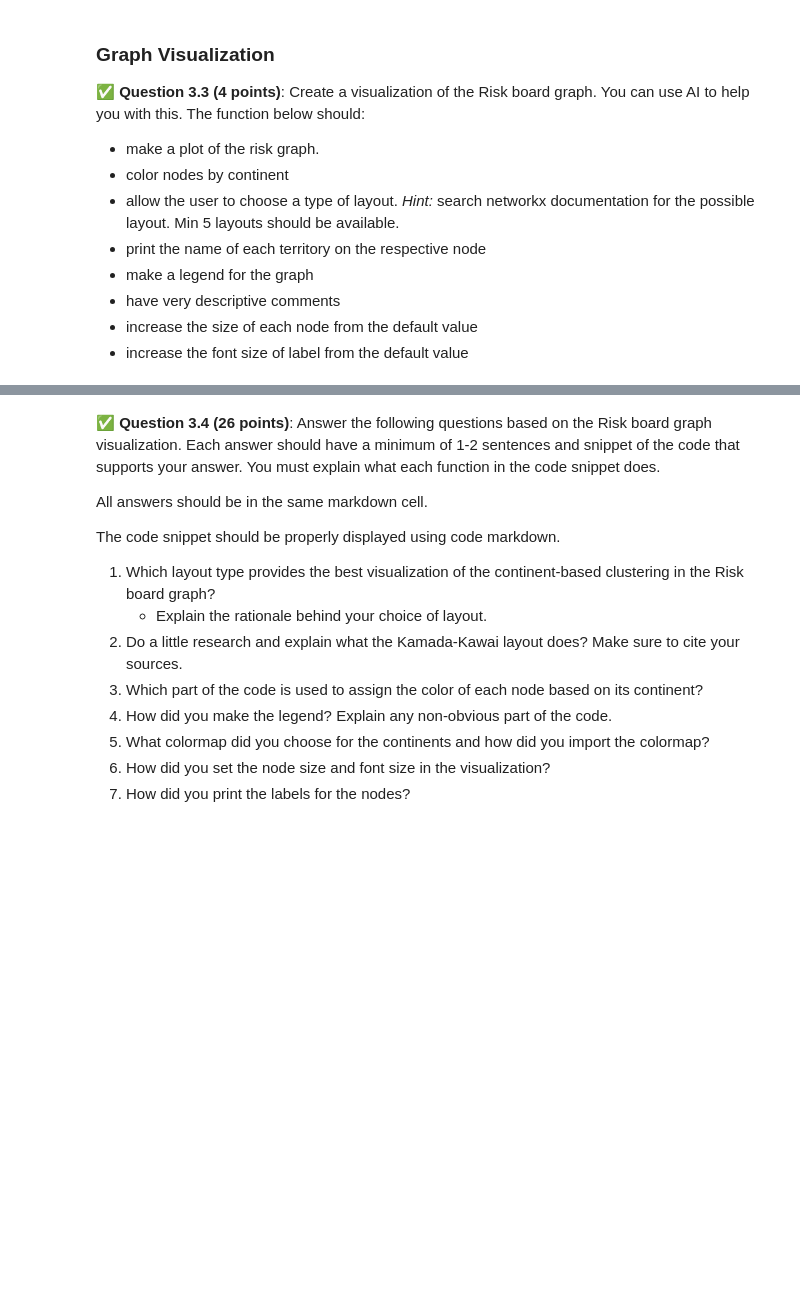
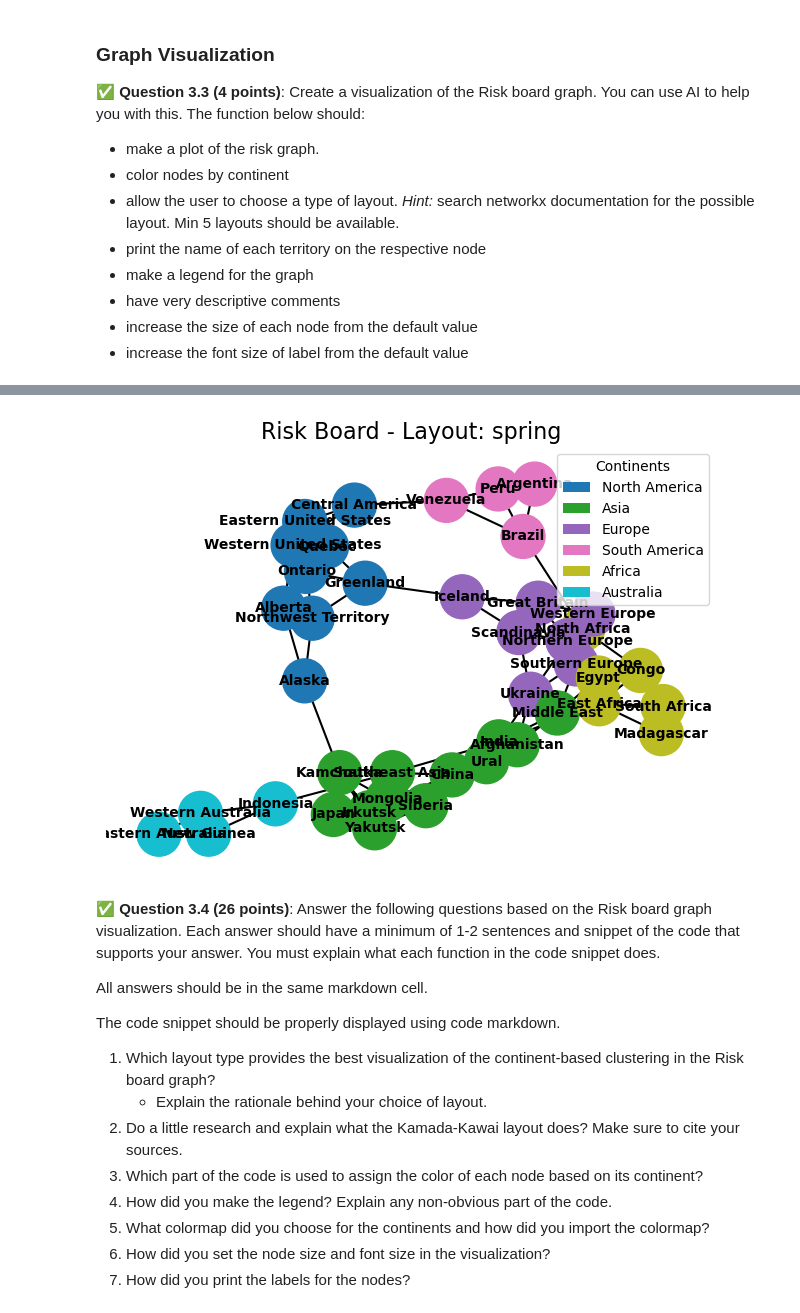
Before and after one commit to mcleesja/CMSE202-f25-turnin1, a Jupyter notebook: hw-02/HW02_Part2-Risk-SS25-McLees.ipynb, the cells around one changed output, grey strips where cells are left out. Saved outputs shown, nothing was run; the diff lists cells and outputs as text; code cells hidden in the pictures; blank space fills up the shorter version.

```diff
--- a/hw-02/HW02_Part2-Risk-SS25-McLees.ipynb
+++ b/hw-02/HW02_Part2-Risk-SS25-McLees.ipynb
@@ -97,7 +125,14 @@ def create_risk_graph(territories):
         G (nx.Graph): NetworkX graph representing the Risk board
     """
     # Your code here
-    pass
+    G = nx.Graph()
+    for continent, territories_dict in territories.items():
+        for territory, neighbors in territories_dict.items():
+            G.add_node(territory, continent=continent)
+            for neighbor in neighbors:
+                G.add_edge(territory, neighbor)
+
+    return G
 
 # Create the graph
 G = create_risk_graph(risk_territories)
@@ -129,0 +154,81 @@ visualize_risk_graph(G)
+# %%
+from matplotlib import cm
+from matplotlib.patches import Patch
+def visualize_risk_graph(G):
+    """
+    Create a visualization of the Risk board graph with continents colored differently.
+
+    Parameters:
+        G (nx.Graph): NetworkX graph of the Risk board
+    """
+    # Your code here
+    layouts = {
+        "spring": nx.spring_layout,
+        "circular": nx.circular_layout,
+        "kamada_kawai": nx.kamada_kawai_layout,
+        "random": nx.random_layout,
+        "shell": nx.shell_layout
+    }
+    print("Choose a layout:")
+    print("1. spring")
+    print("2. circular")
+    print("3. kamada_kawai")
+    print("4. random")
+    print("5. shell")
+
+    layout_choice = input("Enter a number (1-5): ")
+    if layout_choice == "1":
+        pos = nx.spring_layout(G)
+        layout_name = "spring"
+    elif layout_choice == "2":
+        pos = nx.circular_layout(G)
+        layout_name = "circular"
+    elif layout_choice == "3":
+        pos = nx.kamada_kawai_layout(G)
+        layout_name = "kamada_kawai"
+    elif layout_choice == "4":
+        pos = nx.random_layout(G)
+        layout_name = "random"
+    elif layout_choice == "5":
+        pos = nx.shell_layout(G)
+        layout_name = "shell"
+    else:
+        print("Invalid choice. Using spring layout.")
+        pos = nx.spring_layout(G)
+        layout_name = "spring"
+
+    continent_of = nx.get_node_attributes(G, 'continent')
+    continent_list = []
+    for node in G.nodes():
+        continent = continent_of[node]
+        if continent not in continent_list:
+            continent_list.append(continent)
+    color_map = cm.get_cmap('tab10', len(continent_list))
+    continent_colors = {}
+    for i in range(len(continent_list)):
+        continent = continent_list[i]
+        continent_colors[continent] = color_map(i)
+    node_colors = []
+    for node in G.nodes():
+        continent = continent_of[node]
+        color = continent_colors[continent]
+        node_colors.append(color)
+
+    nx.draw_networkx_nodes(G, pos, node_color=node_colors, node_size=1000)
+    nx.draw_networkx_edges(G, pos, width=1.5)
+    nx.draw_networkx_labels(G, pos, font_size=10, font_weight='bold')
+    legend_items = []
+    for continent in continent_list:
+        color = continent_colors[continent]
+        patch = Patch(facecolor=color, label=continent)
+        legend_items.append(patch)
+    plt.legend(handles=legend_items, title="Continents")
+    plt.title("Risk Board - Layout: " + layout_name, fontsize=16)
+    plt.axis('off')  # Hide x/y axis
+    plt.tight_layout()
+    plt.show()
+# Visualize the graph
+visualize_risk_graph(G)
+#chatgpt was used to assist me for this code
+#OpenAI. 2025. ChatGPT. Accessed March 18, 2025. https://openai.com/chatgpt.
+# %% [output]
@@ -130,3 +242,4 @@ visualize_risk_graph(G)
+[figure, added]
 # %% [markdown]
 &#9989; **Question 3.4 (26 points)**: Answer the following questions based on the Risk board graph visualization. Each answer should have a minimum of 1-2 sentences and snippet of the code that supports your answer. You must explain what each function in the code snippet does.
 
```
Also changed, not shown: parts of 6 cells of this notebook.
